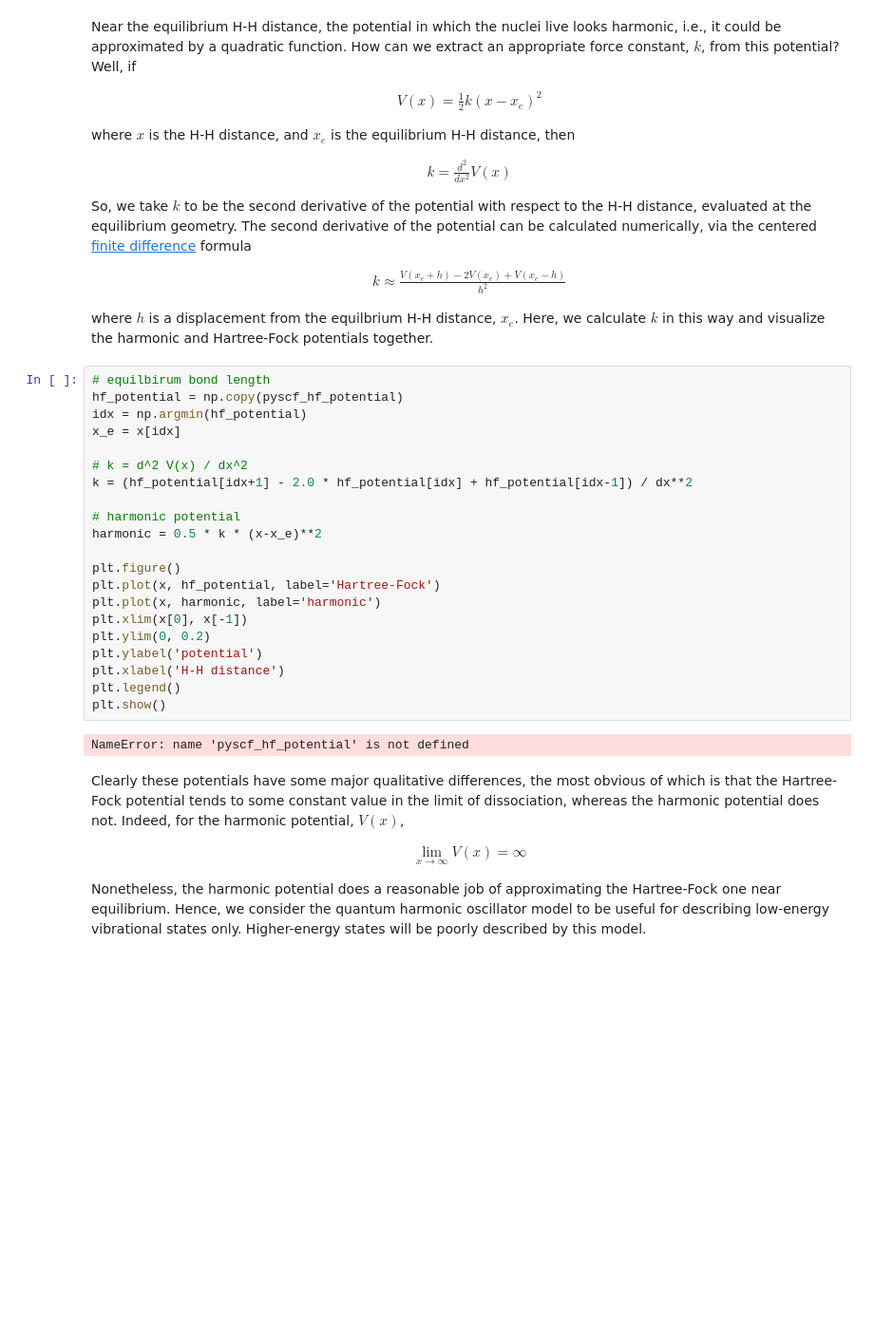
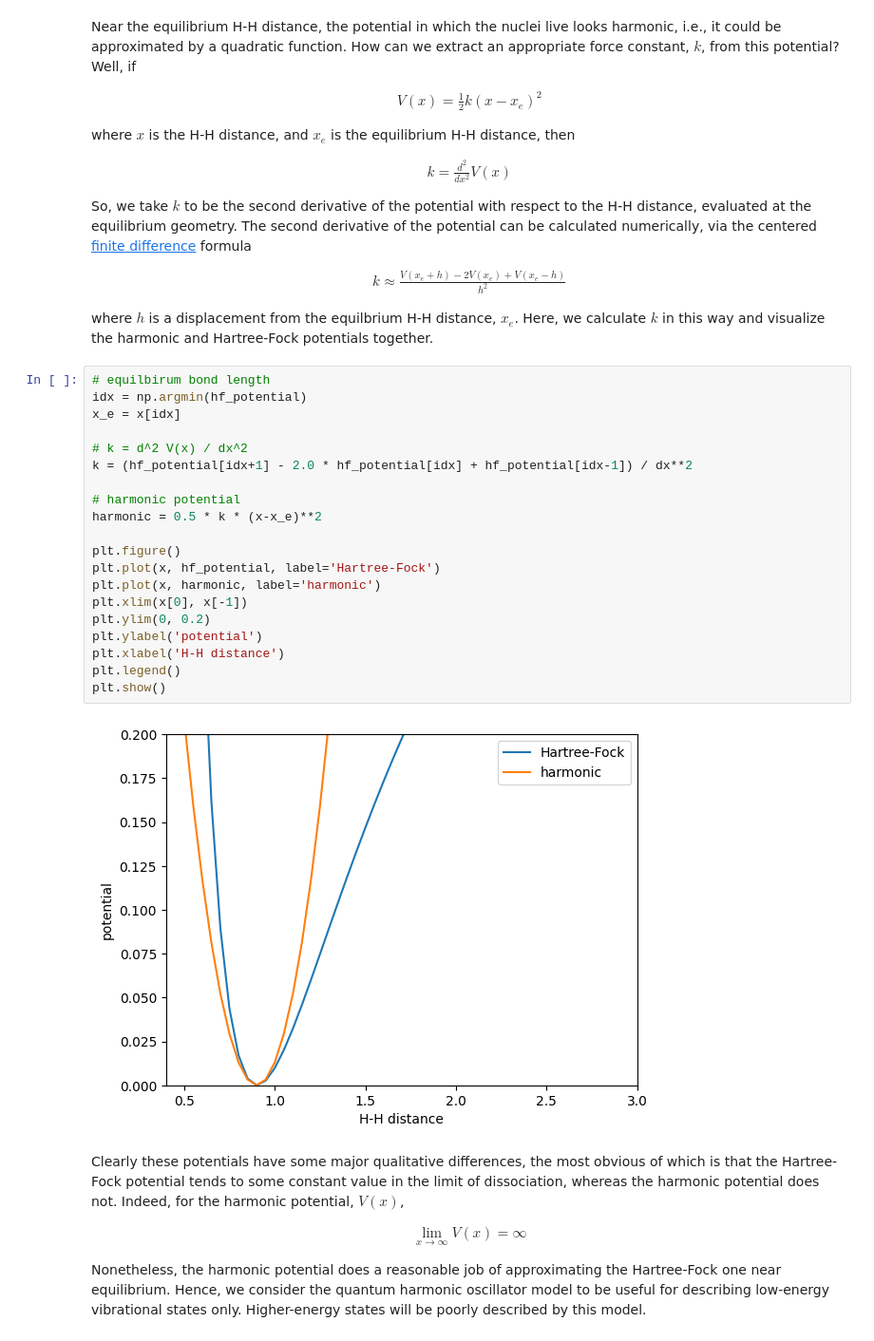
Before and after one commit to FoleyLab/chem3141-book, a Jupyter notebook: _build/jupyter_execute/content/lecture_notes/vibration.ipynb, the cells around one changed output. Shown at 95% size. Saved outputs shown, nothing was run; the diff lists cells and outputs as text; blank space fills up the shorter version.

```diff
--- a/_build/jupyter_execute/content/lecture_notes/vibration.ipynb
+++ b/_build/jupyter_execute/content/lecture_notes/vibration.ipynb
@@ -113,27 +113,26 @@ k \approx \frac{V(x_e + h) - 2 V(x_e) + V(x_e - h)}{h^2}
 where $h$ is a displacement from the equilbrium H-H distance, $x_e$. Here, we calculate $k$ in this way and visualize the harmonic and Hartree-Fock potentials together.
 # %%
 # equilbirum bond length
-hf_potential = np.copy(pyscf_hf_potential)
 idx = np.argmin(hf_potential)
 x_e = x[idx]
 
 # k = d^2 V(x) / dx^2
 k = (hf_potential[idx+1] - 2.0 * hf_potential[idx] + hf_potential[idx-1]) / dx**2
 
 # harmonic potential
 harmonic = 0.5 * k * (x-x_e)**2
 
 plt.figure()
 plt.plot(x, hf_potential, label='Hartree-Fock')
 plt.plot(x, harmonic, label='harmonic')
 plt.xlim(x[0], x[-1])
 plt.ylim(0, 0.2)
 plt.ylabel('potential')
 plt.xlabel('H-H distance')
 plt.legend()
 plt.show()
 # %% [output]
-NameError: name 'pyscf_hf_potential' is not defined
+[figure, added]
 # %% [markdown]
 Clearly these potentials have some major qualitative differences, the most obvious of which is that the Hartree-Fock potential tends to some constant value in the limit of dissociation, whereas the harmonic potential does not. Indeed, for the harmonic potential, $V(x)$,
 
```
Also changed, not shown: parts of 5 cells of this notebook, 6 other files.
